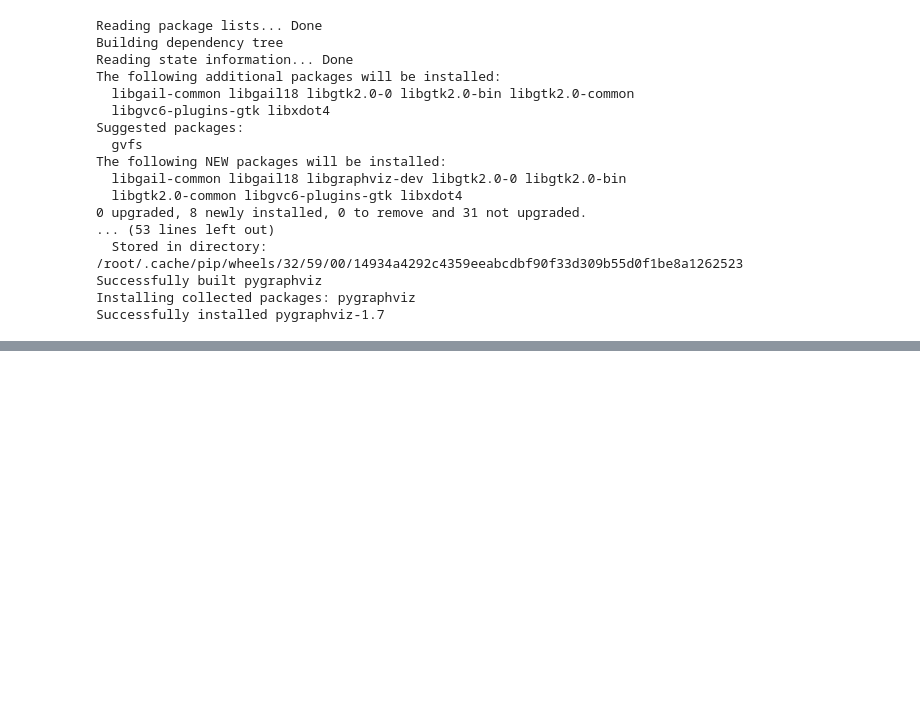
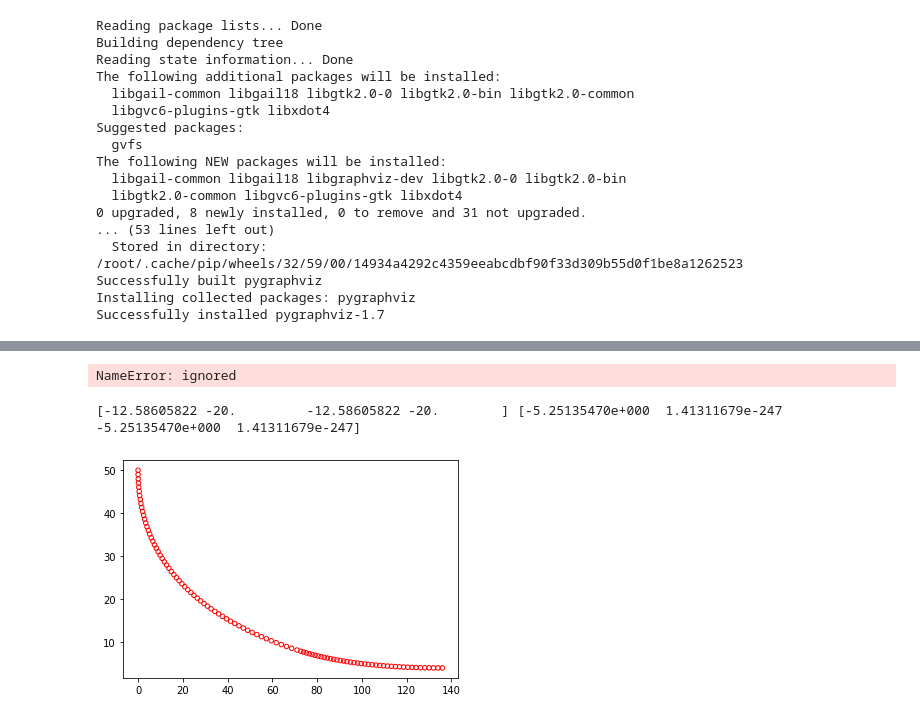
Before and after one commit to Negfir/Bayesian-GA, a Jupyter notebook: PGM_Transformer.ipynb, the cells around one changed output, grey strips where cells are left out. Drawn from its saved outputs; the diff is of its cells as text; code cells hidden in the pictures; blank space fills up the shorter version.

Commit message:
Pareto done

```diff
--- a/PGM_Transformer.ipynb
+++ b/PGM_Transformer.ipynb
@@ -267,7 +359,7 @@ def sample(chromosome, sample_size):
 
     for i in idx:
         # print("Selected samples are:",chromosome[i])
-        fit = fitnessFunc(chromosome[i])
+        fit = fitnessFunction(chromosome[i])
         initial_population.append(list(np.append(chromosome[i],fit)))
     initial_population = np.asarray(initial_population)
     # print(initial_population)
@@ -277,7 +369,7 @@ def sample(chromosome, sample_size):
 def getFitness(chromosome):
     initial_population = []
     for i in range(len(chromosome)):
-        fit = fitnessFunc(chromosome[i])
+        fit = fitnessFunction(chromosome[i])
         initial_population.append(list(np.append(chromosome[i],fit)))
     initial_population = np.asarray(initial_population)
     return initial_population
@@ -303,13 +448,25 @@ Successfully built pygraphviz
 Installing collected packages: pygraphviz
 Successfully installed pygraphviz-1.7
 # %%
-def sortSelect(population, percentage):
-    df = pd.DataFrame(population)
+def sortSelect(population, percentage, isMO = False):
+    X_raw = pd.DataFrame(population)
+    X_raw = X_raw.drop_duplicates()
+    width = population.shape[1]-1
+    if (not isMO):
+      X_raw = X_raw.sort_values(by=[population.shape[1]-1])
 
-    df = df.sort_values(by=[population.shape[1]-1])
-    X_raw = df.drop(columns=[population.shape[1]-1]).values
-    slice_ = math.floor(population.shape[0]*percentage)
-    top_pop = X_raw[:slice_]
+      X_raw = X_raw.drop(columns=[width]).values
+      slice_ = percentage#math.floor(population.shape[0]*percentage)
+      top_pop = X_raw[:slice_]
+
+    else:
+      slice_ = percentage#math.floor(population.shape[0]*percentage)
+      X_raw = pd.DataFrame(NDS(X_raw,slice_))
+      # print("shape is",X_raw.values.shape)
+      X_raw = X_raw.drop(columns=[width])
+      X_raw = X_raw.drop(columns=[width-1]).values
+      top_pop = X_raw
+
     return top_pop
 
 def binaryEncoder(chrom):
@@ -460,0 +627,39 @@ test loss, test acc: [0.39235323667526245, 0.8468800187110901]
+# %%
+f1 =[]
+f2 = []
+
+for c in chrom:
+
+  f1.append(fitnessFunction(c)[1])
+  f2.append(fitnessFunction(c)[0])
+  # print(list(problem.evaluate(c)),c)
+# plt.scatter(f2, f1, marker='o')
+f1_ = np.array(f1)
+f2_ = np.array(f2)
+idx = non_dominated_sorting_algorithm(f1, f2)
+f1_ = f1_[list(idx[0])]
+f2_ = f2_[list(idx[0])]
+
+plt.scatter(f2_, f1_, marker='o')
+# %% [output]
+NameError: ignored
+# %%
+print(f1_,f2_)
+# %% [output]
+[-12.58605822 -20.         -12.58605822 -20.        ] [-5.25135470e+000  1.41311679e-247 -5.25135470e+000  1.41311679e-247]
+# %%
+from pymoo.factory import get_problem
+from pymoo.util.plotting import plot
+
+problem = get_problem("bnh")
+plot(problem.pareto_front(), no_fill=True)
+
+list(problem.evaluate([3,5])[0])
+
+def fitnessFunction (X):
+  # return list(problem.evaluate(X)[0])
+  return transformerFit(X)
+
+# fitnessFunction ([3,2])
+# %% [output]
+[figure, added]
```
Also changed, not shown: parts of 16 cells of this notebook.
